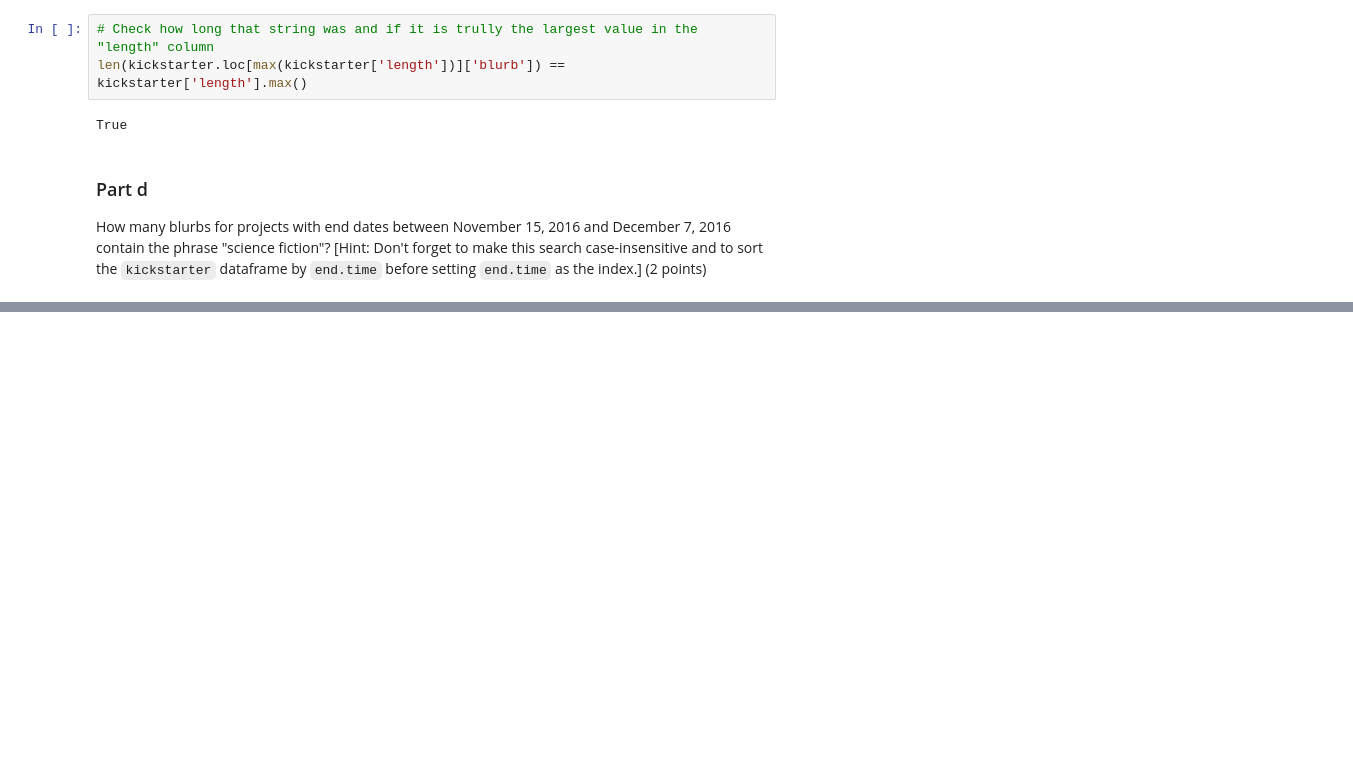
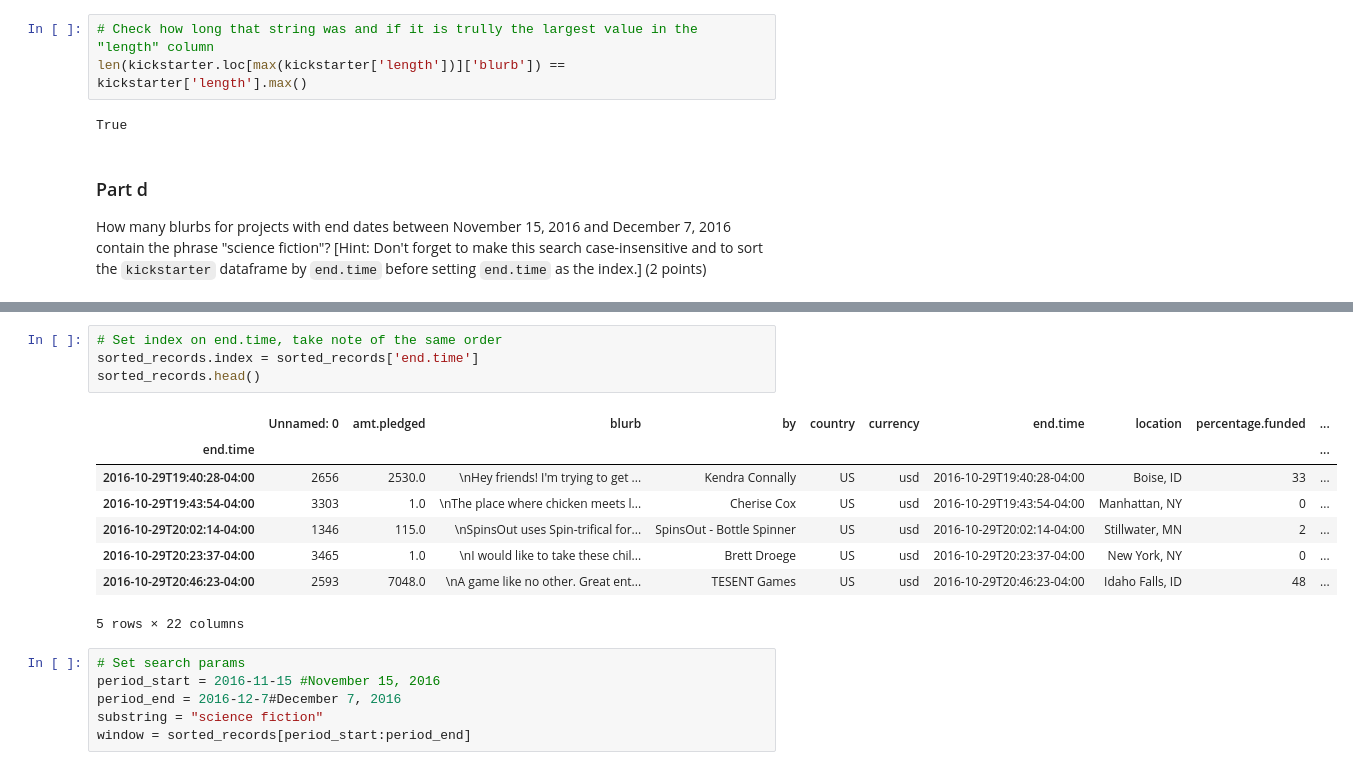
Before and after one commit to allaccountstaken/surfing_data_pipeline, a Jupyter notebook: M9/labassignment9.ipynb, the cells around one changed output, grey strips where cells are left out. Saved outputs shown, nothing was run; the diff lists cells and outputs as text; blank space fills up the shorter version.

```diff
--- a/M9/labassignment9.ipynb
+++ b/M9/labassignment9.ipynb
@@ -633,0 +644,19 @@ sorted_records = kickstarter.sort_values(by=['end.time'])
+# %%
+# Set index on end.time, take note of the same order
+sorted_records.index = sorted_records['end.time']
+sorted_records.head()
+# %% [output]
+|  | Unnamed: 0 | amt.pledged | blurb | by | country | currency | end.time | location | percentage.funded | ... |
+| end.time |  |  |  |  |  |  |  |  |  | ... |
+| 2016-10-29T19:40:28-04:00 | 2656 | 2530.0 | \nHey friends! I'm trying to get ... | Kendra Connally | US | usd | 2016-10-29T19:40:28-04:00 | Boise, ID | 33 | ... |
+| 2016-10-29T19:43:54-04:00 | 3303 | 1.0 | \nThe place where chicken meets l... | Cherise Cox | US | usd | 2016-10-29T19:43:54-04:00 | Manhattan, NY | 0 | ... |
+| 2016-10-29T20:02:14-04:00 | 1346 | 115.0 | \nSpinsOut uses Spin-trifical for... | SpinsOut - Bottle Spinner | US | usd | 2016-10-29T20:02:14-04:00 | Stillwater, MN | 2 | ... |
+| 2016-10-29T20:23:37-04:00 | 3465 | 1.0 | \nI would like to take these chil... | Brett Droege | US | usd | 2016-10-29T20:23:37-04:00 | New York, NY | 0 | ... |
+| 2016-10-29T20:46:23-04:00 | 2593 | 7048.0 | \nA game like no other. Great ent... | TESENT Games | US | usd | 2016-10-29T20:46:23-04:00 | Idaho Falls, ID | 48 | ... |
+5 rows × 22 columns
+# %%
+# Set search params
+period_start = 2016-11-15 #November 15, 2016
+period_end = 2016-12-7#December 7, 2016
+substring = "science fiction"
+window = sorted_records[period_start:period_end]
```
Also changed, not shown: parts of 4 cells of this notebook.
